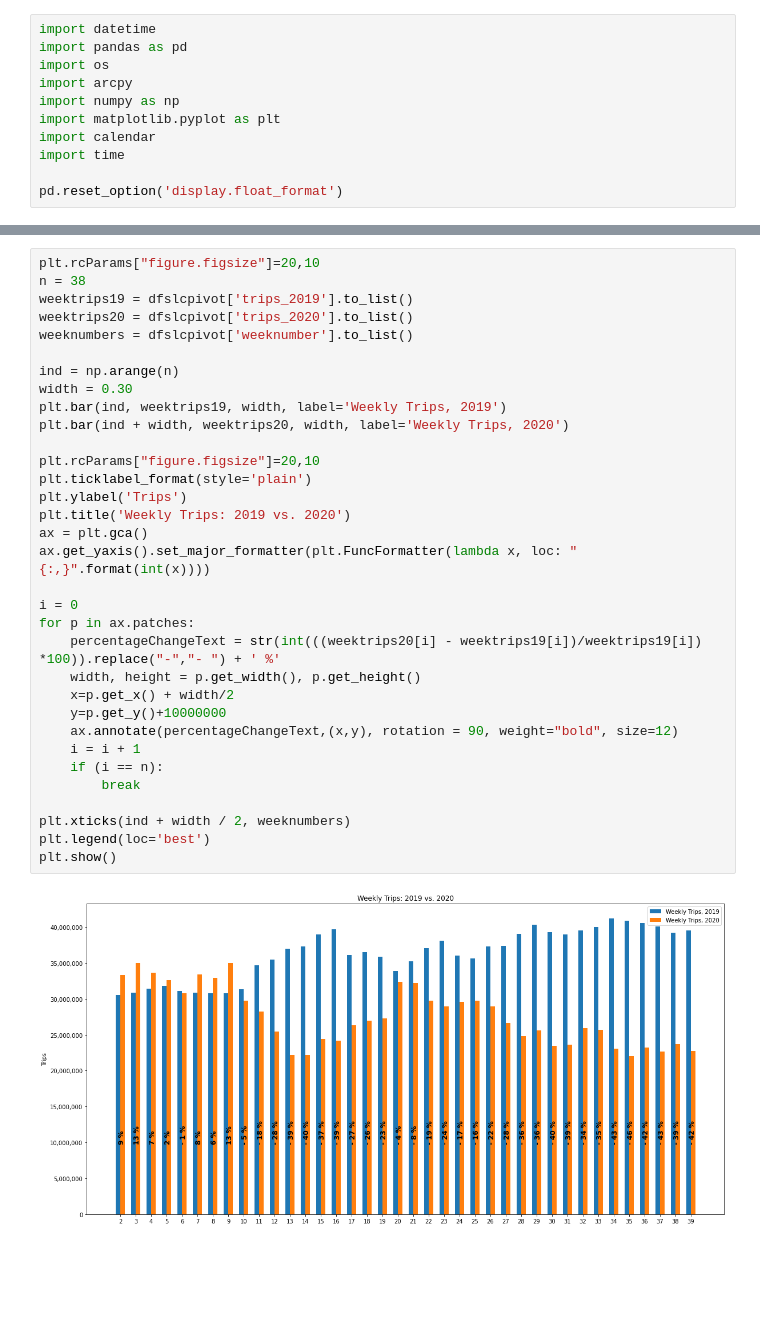
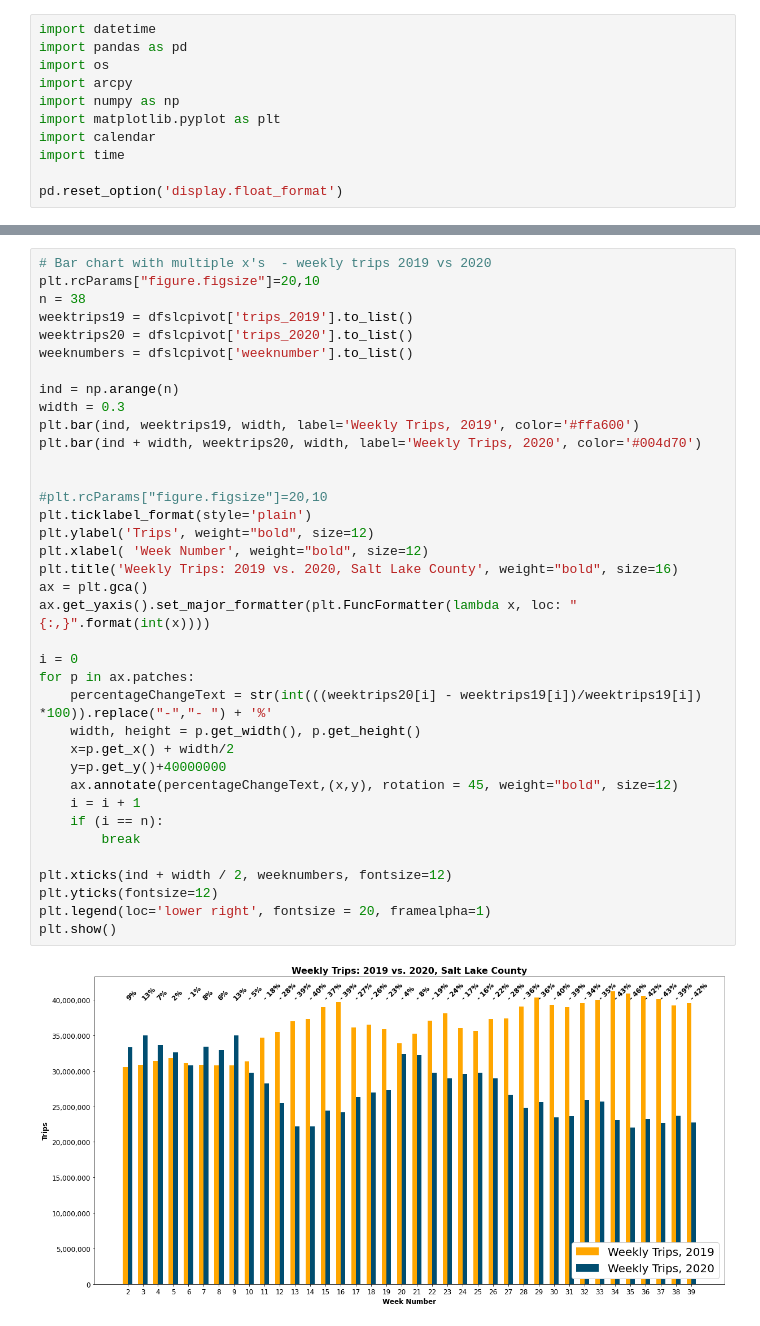
Before and after one commit to WFRCAnalytics/DATA-BTS-Analysis, a Jupyter notebook: BTSData_SaltLakeCounty.ipynb, the cells around one changed output, grey strips where cells are left out. Saved outputs shown, nothing was run; the diff lists cells and outputs as text; blank space fills up the shorter version.

Commit message:
script updates and add notebook for each county

```diff
--- a/BTSData.ipynb
+++ b/BTSData_SaltLakeCounty.ipynb
@@ -171,38 +185,42 @@ fig1.ticklabel_format(style='plain')
 # %% [output]
 [figure]
 # %%
+# Bar chart with multiple x's  - weekly trips 2019 vs 2020
 plt.rcParams["figure.figsize"]=20,10
 n = 38
 weektrips19 = dfslcpivot['trips_2019'].to_list()
 weektrips20 = dfslcpivot['trips_2020'].to_list()
 weeknumbers = dfslcpivot['weeknumber'].to_list()
 
 ind = np.arange(n)
-width = 0.30
-plt.bar(ind, weektrips19, width, label='Weekly Trips, 2019')
-plt.bar(ind + width, weektrips20, width, label='Weekly Trips, 2020')
+width = 0.3
+plt.bar(ind, weektrips19, width, label='Weekly Trips, 2019', color='#ffa600')
+plt.bar(ind + width, weektrips20, width, label='Weekly Trips, 2020', color='#004d70')
 
-plt.rcParams["figure.figsize"]=20,10
+
+#plt.rcParams["figure.figsize"]=20,10
 plt.ticklabel_format(style='plain')
-plt.ylabel('Trips')
-plt.title('Weekly Trips: 2019 vs. 2020')
+plt.ylabel('Trips', weight="bold", size=12)
+plt.xlabel( 'Week Number', weight="bold", size=12)
+plt.title('Weekly Trips: 2019 vs. 2020, Salt Lake County', weight="bold", size=16)
 ax = plt.gca()
 ax.get_yaxis().set_major_formatter(plt.FuncFormatter(lambda x, loc: "{:,}".format(int(x))))
 
 i = 0
 for p in ax.patches:
-    percentageChangeText = str(int(((weektrips20[i] - weektrips19[i])/weektrips19[i]) *100)).replace("-","- ") + ' %'
+    percentageChangeText = str(int(((weektrips20[i] - weektrips19[i])/weektrips19[i]) *100)).replace("-","- ") + '%'
     width, height = p.get_width(), p.get_height()
     x=p.get_x() + width/2
-    y=p.get_y()+10000000
-    ax.annotate(percentageChangeText,(x,y), rotation = 90, weight="bold", size=12)
+    y=p.get_y()+40000000
+    ax.annotate(percentageChangeText,(x,y), rotation = 45, weight="bold", size=12)
     i = i + 1
     if (i == n):
         break
 
-plt.xticks(ind + width / 2, weeknumbers)
-plt.legend(loc='best')
+plt.xticks(ind + width / 2, weeknumbers, fontsize=12)
+plt.yticks(fontsize=12)
+plt.legend(loc='lower right', fontsize = 20, framealpha=1)
 plt.show()
 # %% [output]
-[figure, old version]
+[figure, new version]
 # %%
```
Also changed, not shown: parts of 18 cells of this notebook, 4 other files.
